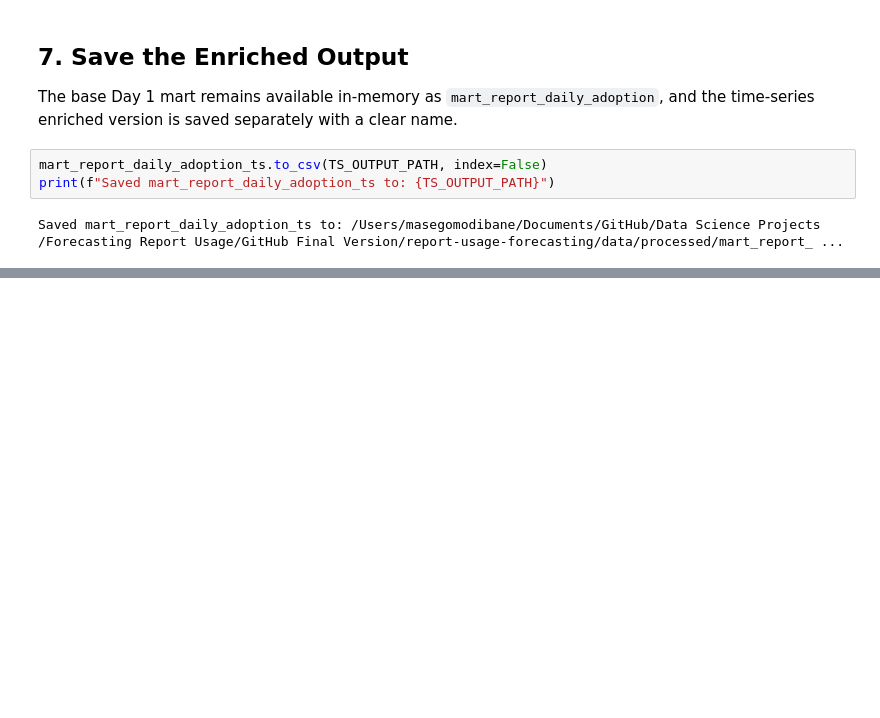
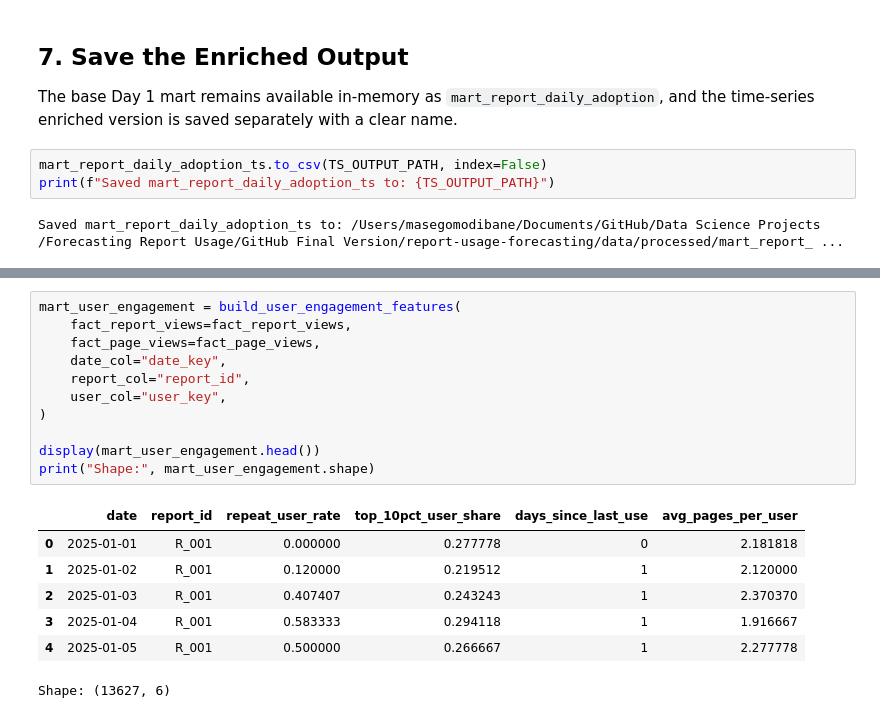
Before and after one commit to MasegoM94/report-usage-forecasting, a Jupyter notebook: notebooks/05_feature_engineering.ipynb, the cells around one changed output, grey strips where cells are left out. Drawn from its saved outputs; the diff is of its cells as text; blank space fills up the shorter version.

```diff
--- a/notebooks/05_feature_engineering.ipynb
+++ b/notebooks/05_feature_engineering.ipynb
@@ -323,0 +364,19 @@ Saved mart_report_daily_adoption_ts to: /Users/masegomodibane/Documents/GitHub/D
+# %%
+mart_user_engagement = build_user_engagement_features(
+    fact_report_views=fact_report_views,
+    fact_page_views=fact_page_views,
+    date_col="date_key",
+    report_col="report_id",
+    user_col="user_key",
+)
+
+display(mart_user_engagement.head())
+print("Shape:", mart_user_engagement.shape)
+# %% [output]
+|  | date | report_id | repeat_user_rate | top_10pct_user_share | days_since_last_use | avg_pages_per_user |
+| 0 | 2025-01-01 | R_001 | 0.000000 | 0.277778 | 0 | 2.181818 |
+| 1 | 2025-01-02 | R_001 | 0.120000 | 0.219512 | 1 | 2.120000 |
+| 2 | 2025-01-03 | R_001 | 0.407407 | 0.243243 | 1 | 2.370370 |
+| 3 | 2025-01-04 | R_001 | 0.583333 | 0.294118 | 1 | 1.916667 |
+| 4 | 2025-01-05 | R_001 | 0.500000 | 0.266667 | 1 | 2.277778 |
+Shape: (13627, 6)
```
Also changed, not shown: parts of 11 cells of this notebook, 2 other files.
